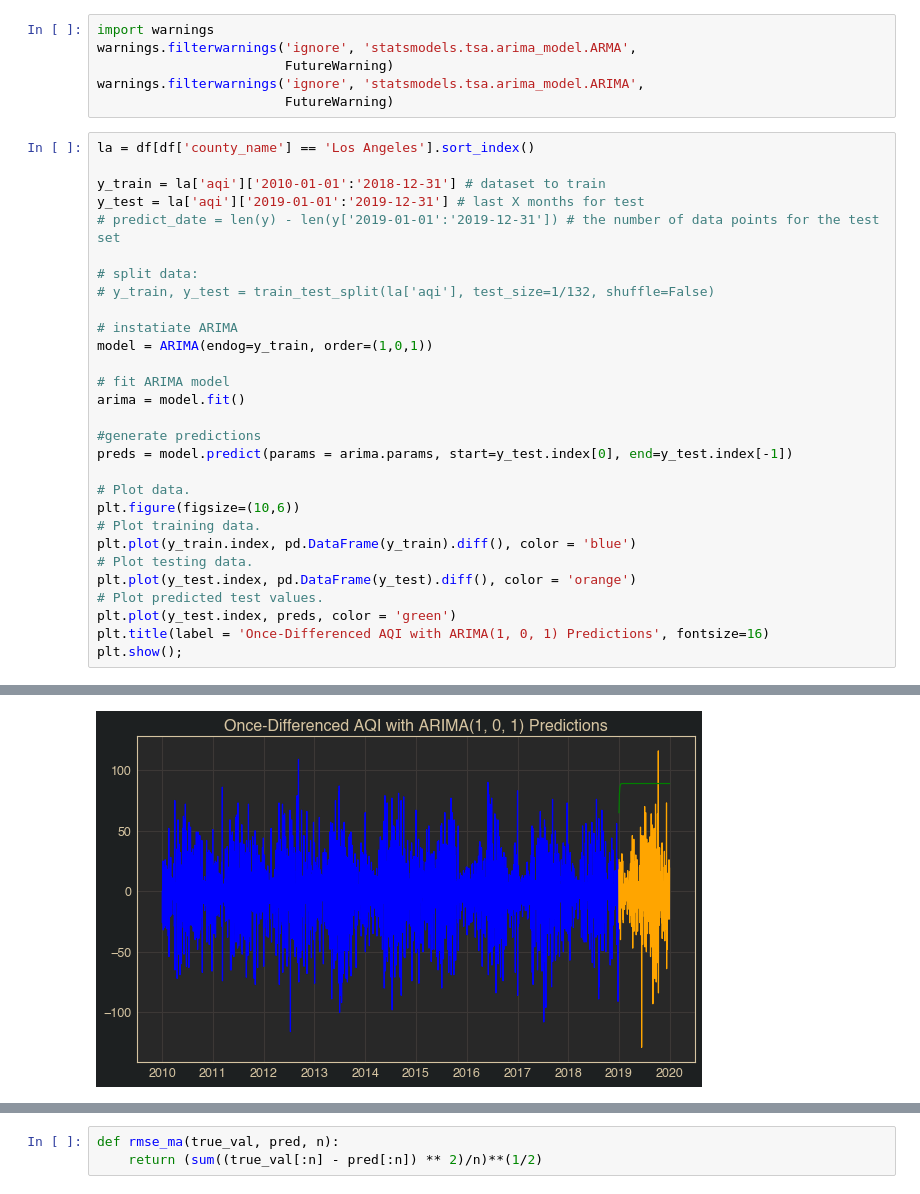
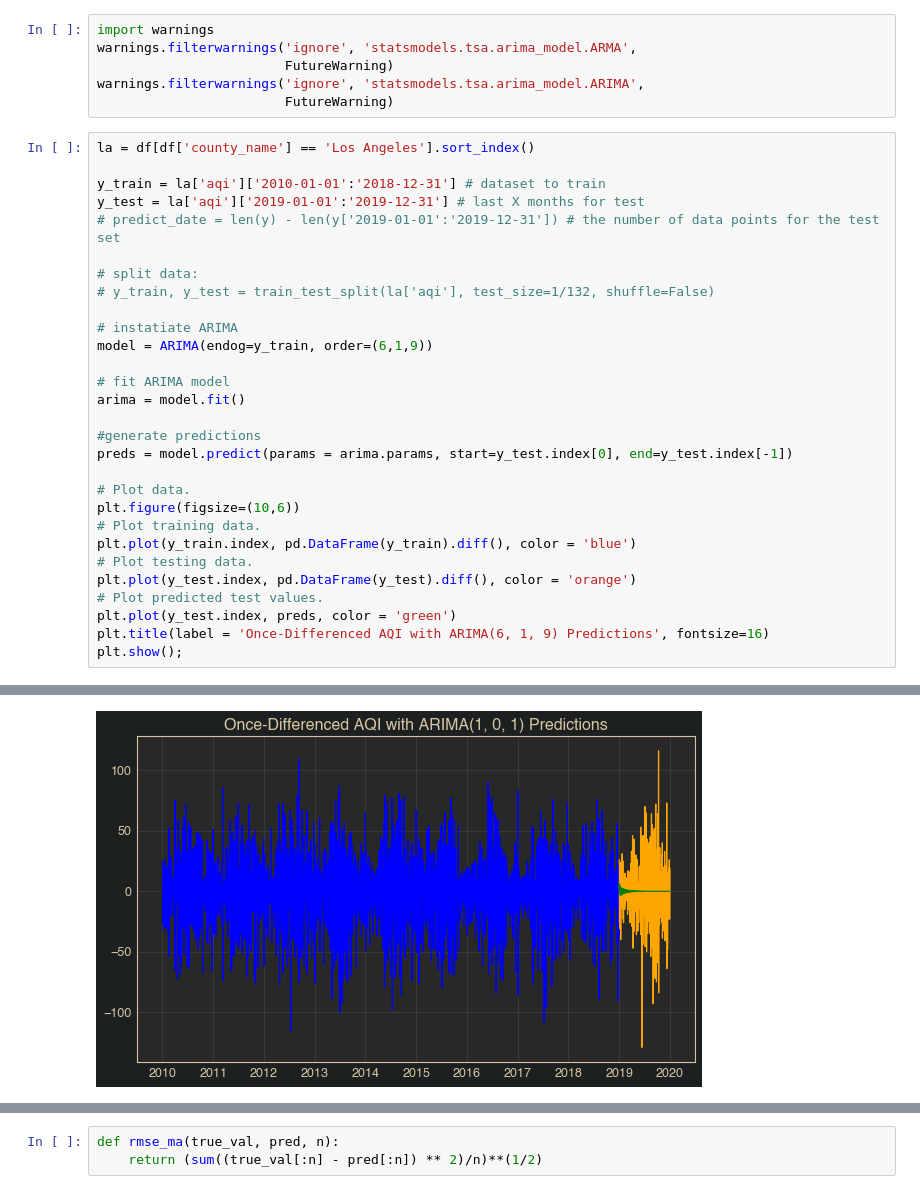
Before and after one commit to qghaemi/ga_project_5, a Jupyter notebook: Modeling - AL.ipynb, the cells around one changed output, grey strips where cells are left out. Cells and saved outputs as stored; diff of their text form.

```diff
--- a/Modeling - AL.ipynb
+++ b/Modeling - AL.ipynb
@@ -82,7 +82,7 @@ y_test = la['aqi']['2019-01-01':'2019-12-31'] # last X months for test
 # y_train, y_test = train_test_split(la['aqi'], test_size=1/132, shuffle=False)
 
 # instatiate ARIMA
-model = ARIMA(endog=y_train, order=(1,0,1))
+model = ARIMA(endog=y_train, order=(6,1,9))
 
 # fit ARIMA model
 arima = model.fit()
@@ -98,7 +98,7 @@ plt.plot(y_train.index, pd.DataFrame(y_train).diff(), color = 'blue')
 plt.plot(y_test.index, pd.DataFrame(y_test).diff(), color = 'orange')
 # Plot predicted test values.
 plt.plot(y_test.index, preds, color = 'green')
-plt.title(label = 'Once-Differenced AQI with ARIMA(1, 0, 1) Predictions', fontsize=16)
+plt.title(label = 'Once-Differenced AQI with ARIMA(6, 1, 9) Predictions', fontsize=16)
 plt.show();
 # %% [output]
 statsmodels.tsa.arima_model.ARMA and statsmodels.tsa.arima_model.ARIMA have
@@ -118,8 +117,8 @@ warnings.filterwarnings('ignore', 'statsmodels.tsa.arima_model.ARMA',
 warnings.filterwarnings('ignore', 'statsmodels.tsa.arima_model.ARIMA',
                         FutureWarning)
 
   warnings.warn(ARIMA_DEPRECATION_WARN, FutureWarning)
-[figure, old version]
+[figure, new version]
 # %%
 from sklearn import metrics
 # generate predictions off the model
```
Also changed, not shown: parts of 4 cells of this notebook, 1 other file.
